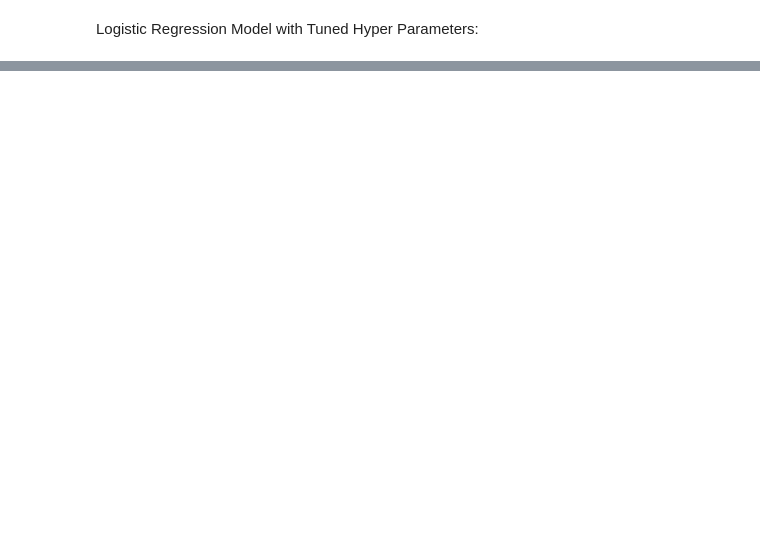
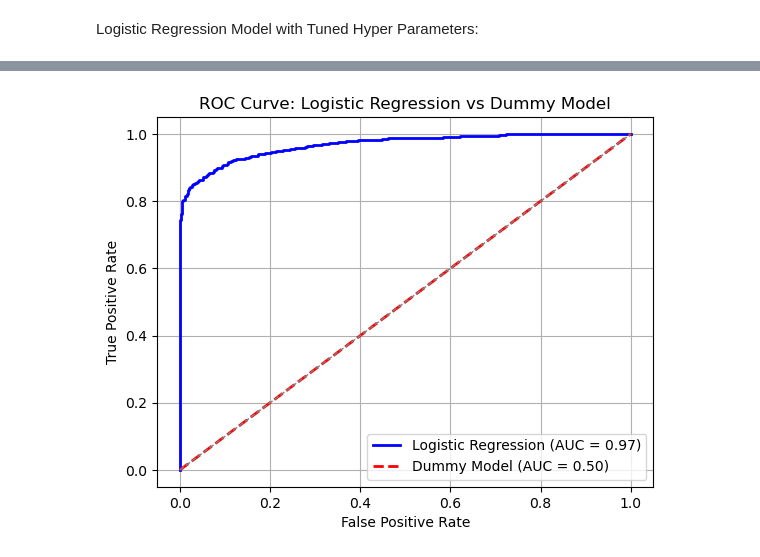
Before and after one commit to Muthama42/SyriaTel-Churn-Predictor, a Jupyter notebook: Syriatel.ipynb, the cells around one changed output, grey strips where cells are left out. Cells and saved outputs as stored; diff of their text form; code cells hidden in the pictures; blank space fills up the shorter version.

```diff
--- a/Syriatel.ipynb
+++ b/Syriatel.ipynb
@@ -525,0 +640,16 @@ Logistic Regression Model with Tuned Hyper Parameters:
+# %%
+# Initialize and process the data
+file_path = 'Datasets/Customer Churn.csv'
+data_processor = DataProcessing(file_path)
+
+# Process the data
+data_processor.process_data()
+
+# Initialize and run the logistic regression model
+logreg_model = LogisticRegressionModel(file_path)
+
+# Use the processed data from DataProcessing
+logreg_model.new_df = data_processor.new_df
+
+# Prepare data for modeling
+logreg_model.prepare_data()
@@ -525,0 +674,7 @@ Logistic Regression Model with Tuned Hyper Parameters:
+# %%
+
+# Tune hyperparameters
+logreg_model.tune_hyperparameters()
+
+# Train the logistic regression model
+logreg_model.train_model()
@@ -525,0 +769,5 @@ Logistic Regression Model with Tuned Hyper Parameters:
+# %%
+# Plot the ROC curve
+logreg_model.plot_roc_curve()
+# %% [output]
+[figure, added]
```
Also changed, not shown: parts of 31 cells of this notebook.
